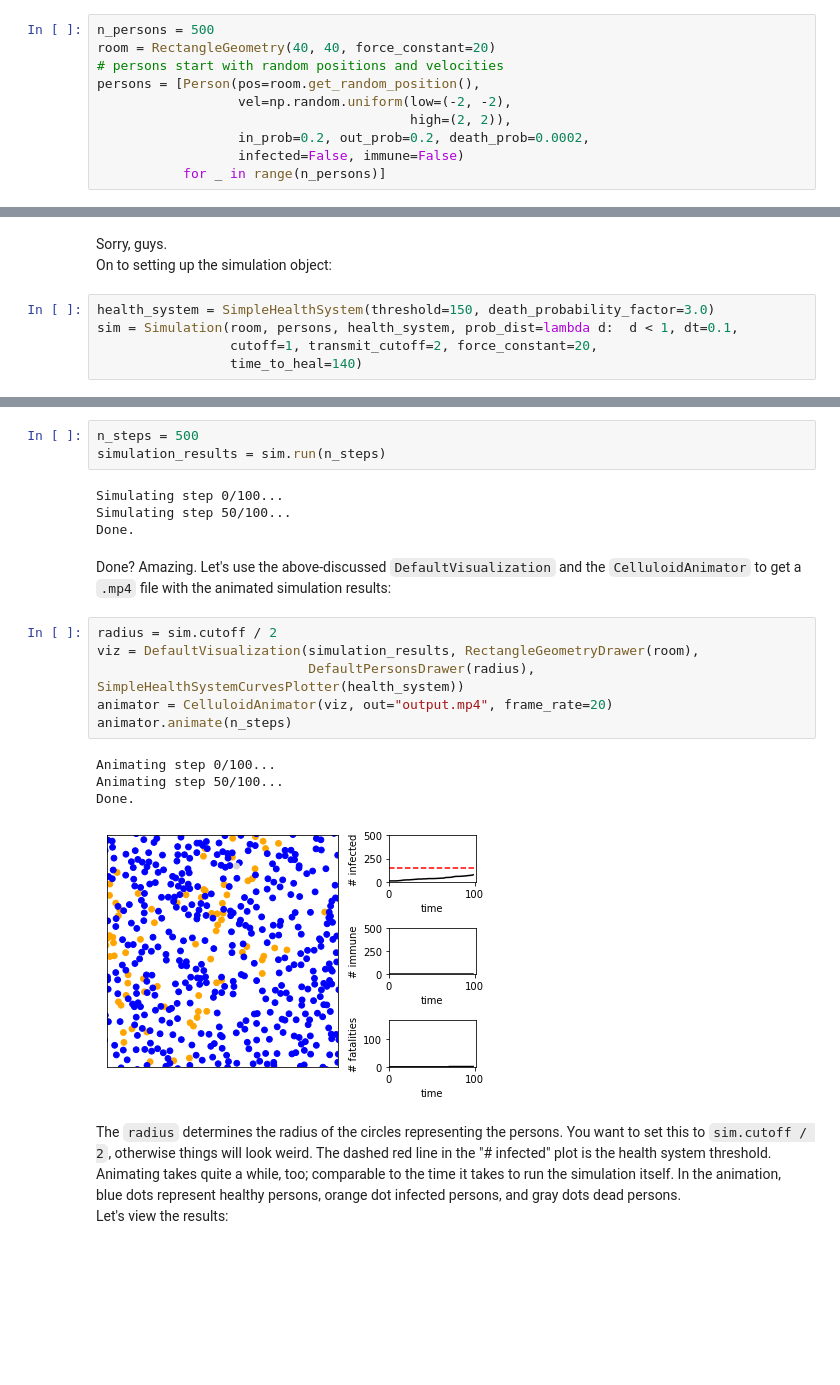
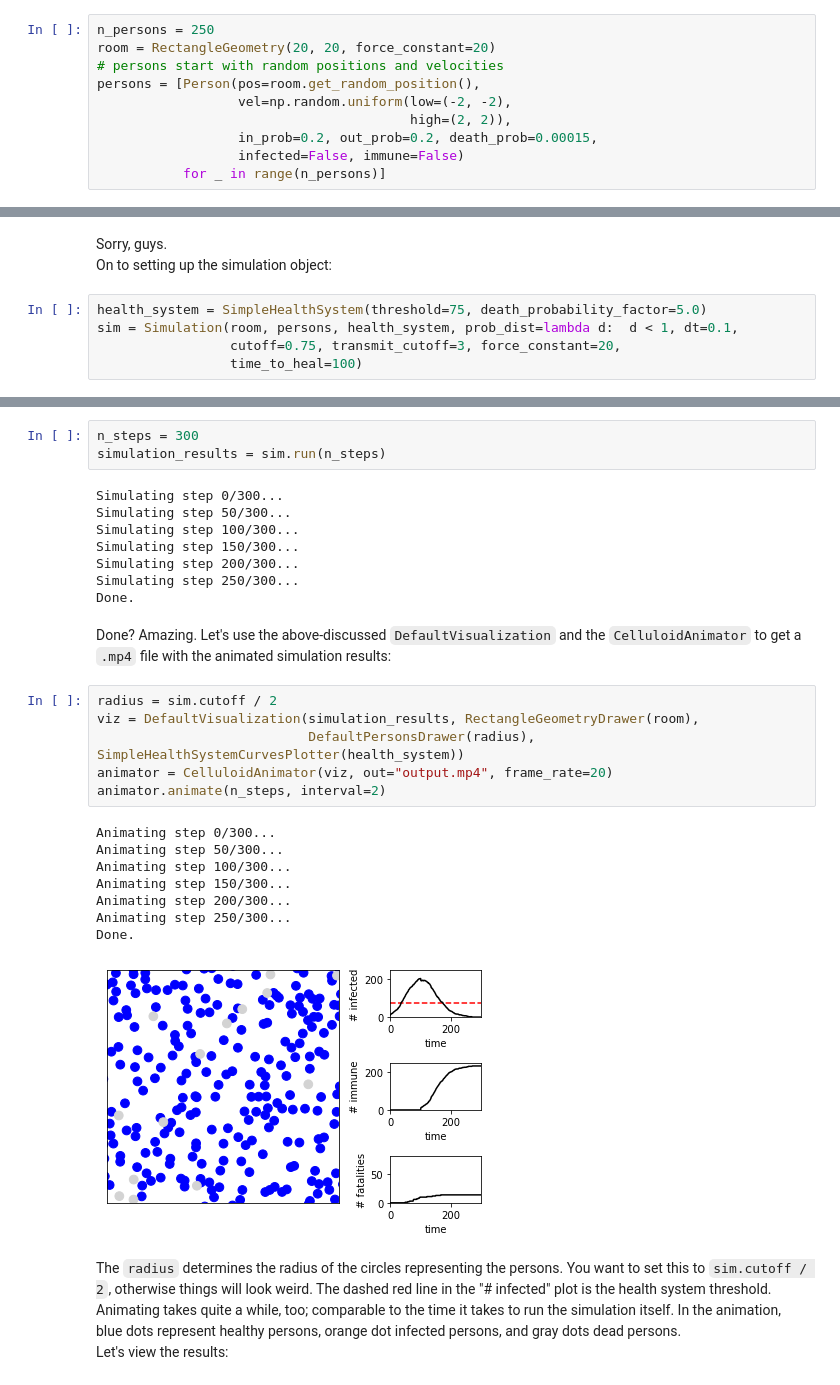
Before and after one commit to simeoncarstens/pandemic-sim, a Jupyter notebook: simulation.ipynb, the cells around one changed output, grey strips where cells are left out. Cells and saved outputs as stored; diff of their text form; blank space fills up the shorter version.

Commit message:
Add option to animate only every nth frame
Also set better parameters in script and notebook to make simulation
and animation faster

```diff
--- a/simulation.ipynb
+++ b/simulation.ipynb
@@ -24,13 +24,13 @@ If you want to change any of these components, the object-oriented design should
 
 Preamble done, so let's start setting up our simulation:
 # %%
-n_persons = 500
-room = RectangleGeometry(40, 40, force_constant=20)
+n_persons = 250
+room = RectangleGeometry(20, 20, force_constant=20)
 # persons start with random positions and velocities
 persons = [Person(pos=room.get_random_position(),
                   vel=np.random.uniform(low=(-2, -2),
                                         high=(2, 2)),
-                  in_prob=0.2, out_prob=0.2, death_prob=0.0002,
+                  in_prob=0.2, out_prob=0.2, death_prob=0.00015,
                   infected=False, immune=False)
            for _ in range(n_persons)]
 # %% [markdown]
@@ -44,10 +44,10 @@ for i in chosen_ones:
 Sorry, guys.
 On to setting up the simulation object:
 # %%
-health_system = SimpleHealthSystem(threshold=150, death_probability_factor=3.0)
+health_system = SimpleHealthSystem(threshold=75, death_probability_factor=5.0)
 sim = Simulation(room, persons, health_system, prob_dist=lambda d:  d < 1, dt=0.1,
-                 cutoff=1, transmit_cutoff=2, force_constant=20,
-                 time_to_heal=140)
+                 cutoff=0.75, transmit_cutoff=3, force_constant=20,
+                 time_to_heal=100)
 # %% [markdown]
 The parameters with which the health system object is initialized mean that as soon as more than 150 persons are infected, the probability of a person dying in a time step is increased by a factor of three.
 As for the simulaton object: lots of parameters here:
@@ -62,23 +62,31 @@ Now we can run the simulation for some number `n_steps`. Get some coffee!
 # %%
-n_steps = 500
+n_steps = 300
 simulation_results = sim.run(n_steps)
 # %% [output]
-Simulating step 0/100...
-Simulating step 50/100...
+Simulating step 0/300...
+Simulating step 50/300...
+Simulating step 100/300...
+Simulating step 150/300...
+Simulating step 200/300...
+Simulating step 250/300...
 Done.
 # %% [markdown]
 Done? Amazing. Let's use the above-discussed `DefaultVisualization` and the `CelluloidAnimator` to get a `.mp4` file with the animated simulation results:
 # %%
 radius = sim.cutoff / 2
 viz = DefaultVisualization(simulation_results, RectangleGeometryDrawer(room),
                            DefaultPersonsDrawer(radius), SimpleHealthSystemCurvesPlotter(health_system))
 animator = CelluloidAnimator(viz, out="output.mp4", frame_rate=20)
-animator.animate(n_steps)
+animator.animate(n_steps, interval=2)
 # %% [output]
-Animating step 0/100...
-Animating step 50/100...
+Animating step 0/300...
+Animating step 50/300...
+Animating step 100/300...
+Animating step 150/300...
+Animating step 200/300...
+Animating step 250/300...
 Done.
-[figure, old version]
+[figure, new version]
 # %% [markdown]
 The `radius` determines the radius of the circles representing the persons. You want to set this to `sim.cutoff / 2`, otherwise things will look weird. The dashed red line in the "# infected" plot is the health system threshold.
 Animating takes quite a while, too; comparable to the time it takes to run the simulation itself. In the animation, blue dots represent healthy persons, orange dot infected persons, and gray dots dead persons.
```
Also changed, not shown: parts of 2 cells of this notebook, 2 other files.
